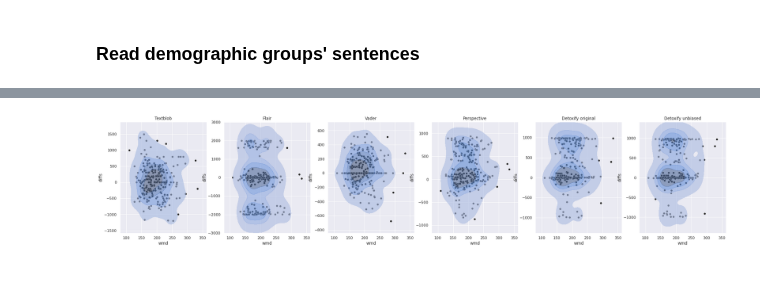
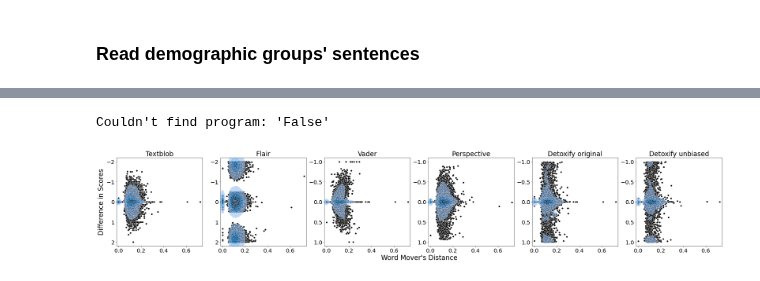
Before and after one commit to Guilherme26/dissertation, a Jupyter notebook: notebooks/pipelines/07-analysis/youtube/07-3-analyze-wmd.ipynb, the cells around one changed output, grey strips where cells are left out. Cells and saved outputs as stored; diff of their text form; code cells hidden in the pictures.

```diff
--- a/notebooks/pipelines/07-analysis/youtube/07-3-analyze-wmd.ipynb
+++ b/notebooks/pipelines/07-analysis/youtube/07-3-analyze-wmd.ipynb
@@ -78,35 +79,106 @@ df.head(3)
+# %%
+%%script False
+
+for i, model in enumerate([
+    "textblob",
+    "flair",
+    "vader",
+    "perspective",
+    "detoxify_original",
+    "detoxify_unbiased",
+]):
+    df_tmp = df[["wmd", f"{model}_score_black", f"{model}_score"]].copy()
+    df_tmp.loc[:, "diffs"] = df_tmp[f"{model}_score_black"] - df_tmp[f"{model}_score"]
+
+    hexplot = sns.jointplot(
+        x=df_tmp.wmd,
+        y=df_tmp.diffs,
+        kind="hex",
+        gridsize=15
+    )
+    hexplot.fig.suptitle(model.replace('_', ' ').capitalize())
+
+    plt.subplots_adjust(left=0.1, right=0.9, top=0.9, bottom=0.1)
+    cbar_ax = hexplot.fig.add_axes([.95, .25, .05, .4])
+    plt.colorbar(cax=cbar_ax)
+
+    plt.show()
+# %% [output]
+Couldn't find program: 'False'
+# %%
+lims = {
+    "textblob": {
+        "top": -2.2,
+        "bottom": 2.2
+    },
+    "flair": {
+        "top": -2.2,
+        "bottom": 2.2
+    },
+    "vader": {
+        "top": -1.1,
+        "bottom": 1.1
+    },
+    "perspective": {
+        "top": -1.1,
+        "bottom": 1.1
+    },
+    "detoxify_original": {
+        "top": -1.1,
+        "bottom": 1.1
+    },
+    "detoxify_unbiased": {
+        "top": -1.1,
+        "bottom": 1.1
+    }
+}
 # %%
 fig, axs = plt.subplots(1, 6, figsize=(32, 6))
 
 for i, model in enumerate([
     "textblob",
     "flair",
     "vader",
     "perspective",
     "detoxify_original",
     "detoxify_unbiased",
 ]):
     df_tmp = df[["wmd", f"{model}_score_black", f"{model}_score"]].copy()
     df_tmp.loc[:, "diffs"] = df_tmp[f"{model}_score_black"] - df_tmp[f"{model}_score"]
-    df_tmp = df_tmp.drop_duplicates(["wmd", "diffs"]).reset_index(drop=True)
 
     sns.scatterplot(
         x=df_tmp.wmd,
         y=df_tmp.diffs,
         color="k",
         ax=axs[i],
     )
     sns.kdeplot(
         x=df_tmp.wmd,
         y=df_tmp.diffs,
         levels=5,
         fill=True,
         alpha=0.6,
         cut=2,
         ax=axs[i],
     )
+    axs[i].set_ylim(**lims[model])
     axs[i].set_title(model.replace('_', ' ').capitalize())
+    axs[i].set(xlabel=None, ylabel=None)
 
+fig.add_subplot(111, frameon=False)
+plt.tick_params(labelcolor='none', which='major', top=False, bottom=False, left=False, right=False)
+plt.xlabel("Word Mover's Distance", fontsize=24)
+plt.ylabel("Difference in Scores", fontsize=24)
+plt.tight_layout(pad=0, w_pad=1)
+plt.savefig(
+    os.path.join(
+        AbsolutePathBuilder.get_path(
+            f"{dataset}_imgs",
+            filepaths="../../../../config/filepaths.yaml"
+        ),
+        f"{dataset}_diffs_wmd.png"
+    )
+)
 plt.show()
 # %% [output]
-[figure, old version]
+[figure, new version]
```
Also changed, not shown: parts of 4 cells of this notebook, 5 other files.
